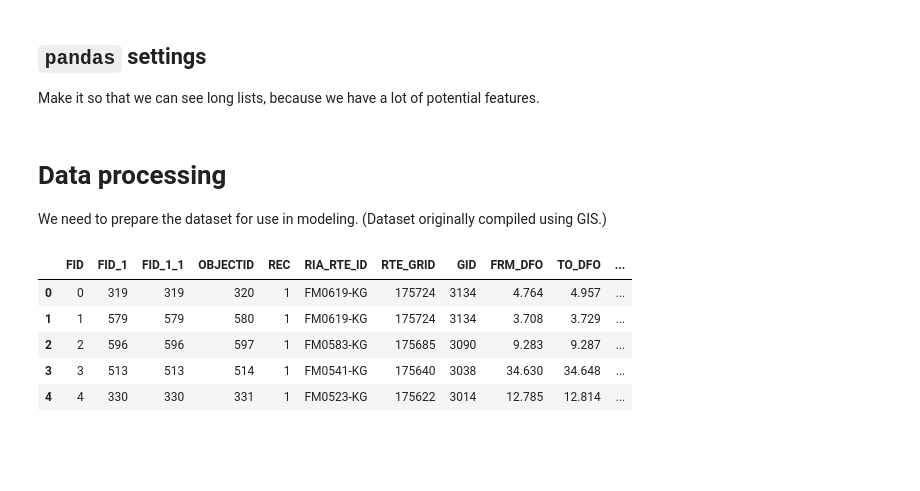
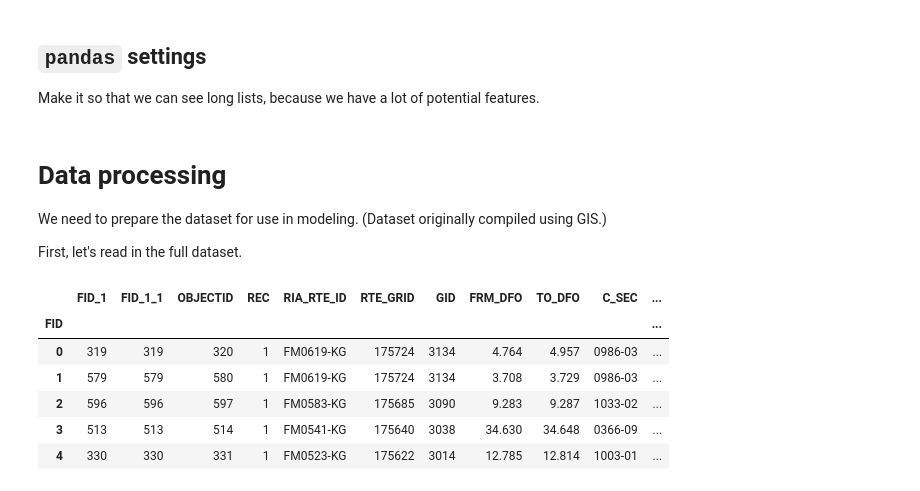
Before and after one commit to CarlinLiao/CrashByInfra, a Jupyter notebook: 1 data processing.ipynb, the cells around one changed output. Drawn from its saved outputs; the diff is of its cells as text; code cells hidden in the pictures; blank space fills up the shorter version.

Commit message:
major revisions to data processing method

```diff
--- a/1 data processing.ipynb
+++ b/1 data processing.ipynb
@@ -13,14 +13,17 @@ pd.options.display.max_rows = 250 # default is 20
 # Data processing
 
 We need to prepare the dataset for use in modeling. (Dataset originally compiled using GIS.)
+
+First, let's read in the full dataset.
 # %%
-df = pd.read_csv('data/Final Dataset.csv', skipinitialspace=True)
+df = pd.read_csv('data/Final Dataset.csv', index_col=0, skipinitialspace=True)
 # df.replace(r'\s+', np.nan, inplace=True, regex=True)
 df.head()
 # %% [output]
-|  | FID | FID_1 | FID_1_1 | OBJECTID | REC | RIA_RTE_ID | RTE_GRID | GID | FRM_DFO | TO_DFO | ... |
-| 0 | 0 | 319 | 319 | 320 | 1 | FM0619-KG | 175724 | 3134 | 4.764 | 4.957 | ... |
-| 1 | 1 | 579 | 579 | 580 | 1 | FM0619-KG | 175724 | 3134 | 3.708 | 3.729 | ... |
-| 2 | 2 | 596 | 596 | 597 | 1 | FM0583-KG | 175685 | 3090 | 9.283 | 9.287 | ... |
-| 3 | 3 | 513 | 513 | 514 | 1 | FM0541-KG | 175640 | 3038 | 34.630 | 34.648 | ... |
-| 4 | 4 | 330 | 330 | 331 | 1 | FM0523-KG | 175622 | 3014 | 12.785 | 12.814 | ... |
+|  | FID_1 | FID_1_1 | OBJECTID | REC | RIA_RTE_ID | RTE_GRID | GID | FRM_DFO | TO_DFO | C_SEC | ... |
+| FID |  |  |  |  |  |  |  |  |  |  | ... |
+| 0 | 319 | 319 | 320 | 1 | FM0619-KG | 175724 | 3134 | 4.764 | 4.957 | 0986-03 | ... |
+| 1 | 579 | 579 | 580 | 1 | FM0619-KG | 175724 | 3134 | 3.708 | 3.729 | 0986-03 | ... |
+| 2 | 596 | 596 | 597 | 1 | FM0583-KG | 175685 | 3090 | 9.283 | 9.287 | 1033-02 | ... |
+| 3 | 513 | 513 | 514 | 1 | FM0541-KG | 175640 | 3038 | 34.630 | 34.648 | 0366-09 | ... |
+| 4 | 330 | 330 | 331 | 1 | FM0523-KG | 175622 | 3014 | 12.785 | 12.814 | 1003-01 | ... |
```
Also changed, not shown: parts of 321 cells of this notebook.
